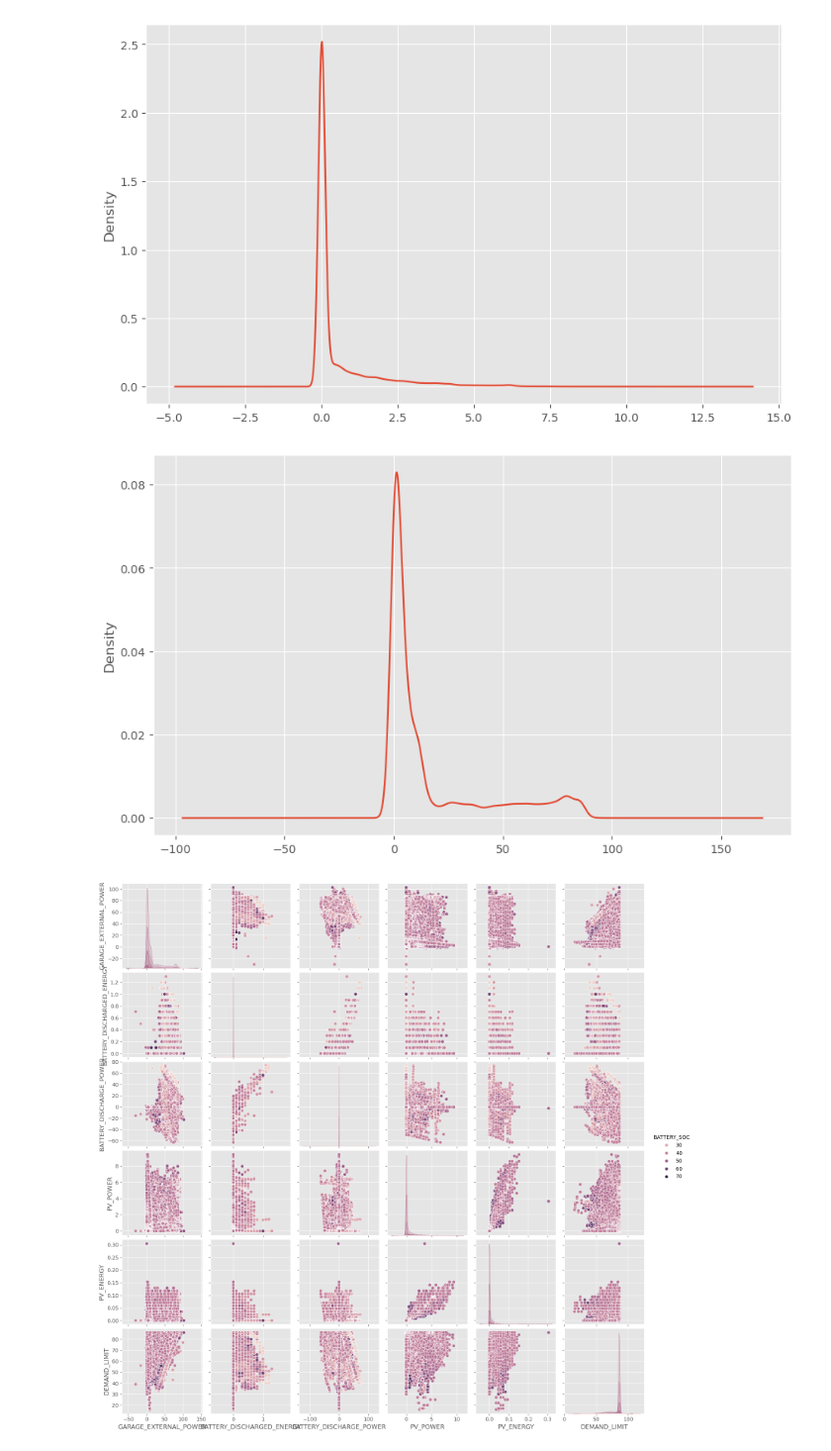
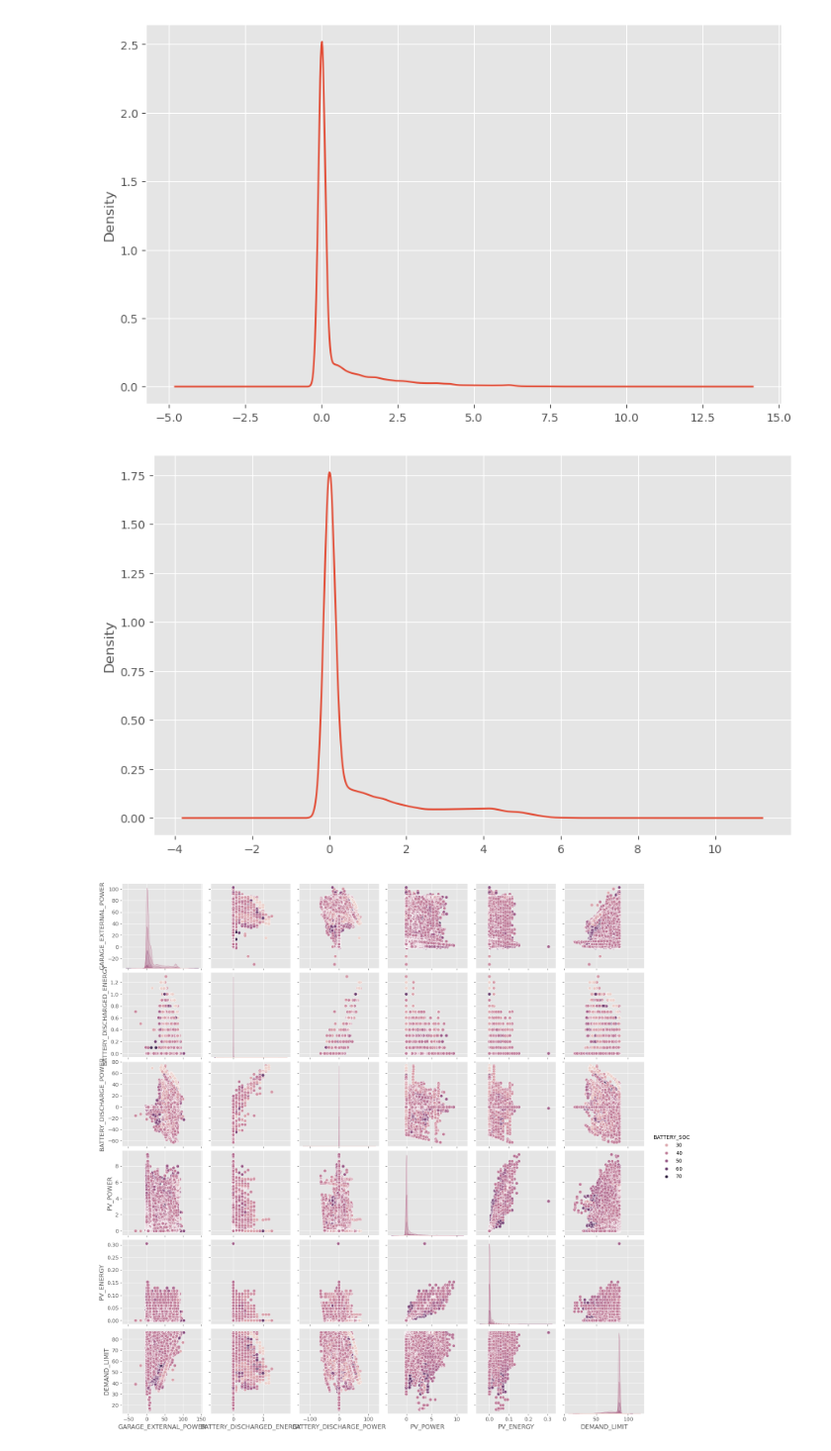
Before and after one commit to SanchoSamba/DS-project, a Jupyter notebook: explor_Adam_Rychert.ipynb, the cells around one changed output. Shown at 99% size. Drawn from its saved outputs; the diff is of its cells as text; code cells hidden in the pictures.

```diff
--- a/explor_Adam_Rychert.ipynb
+++ b/explor_Adam_Rychert.ipynb
@@ -59,8 +59,8 @@ pd.set_option('display.max_columns', 200)
 ## Load data
 # %%
 # load the data
-ds_dynamic = pd.read_csv('..\data\Stud_E-mobility_data_dynamicLimit.csv')
-ds_static = pd.read_csv('..\data\Stud_E-mobility_data_staticLimit.csv')
+ds_dynamic = pd.read_csv('src\data\Stud_E-mobility_data_dynamicLimit.csv')
+ds_static = pd.read_csv('src\data\Stud_E-mobility_data_staticLimit.csv')
 # %% [markdown]
 ## Exploration
 # %%
@@ -343,10 +369,10 @@ ax = ds_dynamic['PV_POWER'] \
 # %% [output]
 [figure]
 # %%
-ax = ds_dynamic['GARAGE_EXTERNAL_POWER'] \
+ax = ds_static['PV_POWER'] \
     .plot(kind='kde', figsize=(10, 6))
 # %% [output]
-[figure, old version]
+[figure, new version]
 # %%
 sns.pairplot(ds_dynamic,
              vars=['GARAGE_EXTERNAL_POWER',
```
Also changed, not shown: parts of 12 cells of this notebook, 3 other files.
